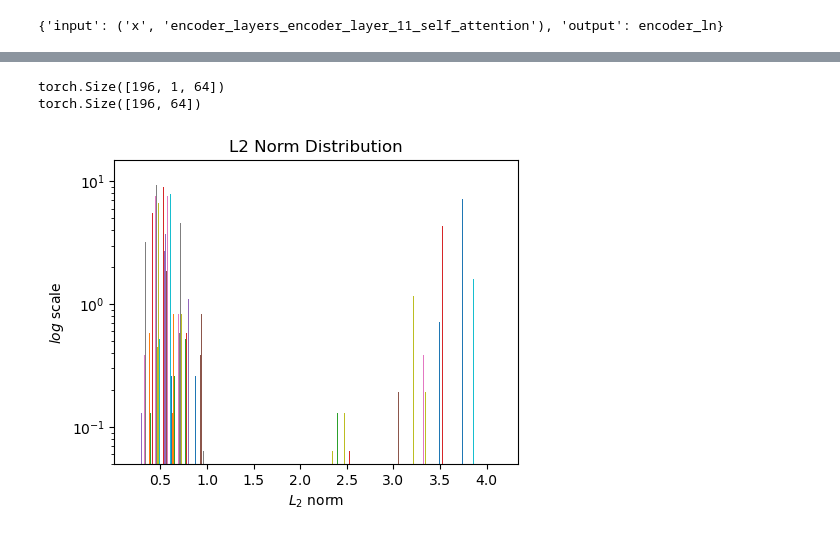
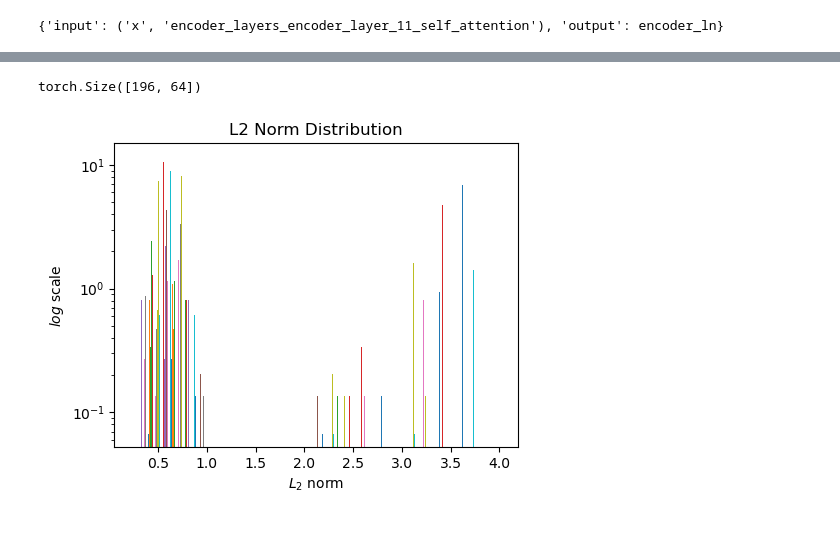
Before and after one commit to elmoprimmer/spurious_correlations, a Jupyter notebook: dfr_testing2.ipynb, the cells around one changed output, grey strips where cells are left out. Drawn from its saved outputs; the diff is of its cells as text; code cells hidden in the pictures.

```diff
--- a/dfr_testing2.ipynb
+++ b/dfr_testing2.ipynb
@@ -199,9 +200,8 @@ tensor([[[0.5254, 0.6807, 0.3411,  ..., 0.5499, 2.6152, 3.2260]],
 # %%
-norm.plot_l2_norm_distribution_single(tensorize('001.Black_footed_Albatross/Black_Footed_Albatross_0001_796111.jpg'))
+norm.plot_l2_norm_distribution_single(tensorize('notebooks/data/001.Black_footed_Albatross/Black_Footed_Albatross_0002_55.jpg'))
 # %% [output]
-torch.Size([196, 1, 64])
 torch.Size([196, 64])
-[figure, old version]
+[figure, new version]
 # %%
 folder_path = 'notebooks/data/001.Black_footed_Albatross'
 
```
Also changed, not shown: parts of 5 cells of this notebook, 1 other file.
